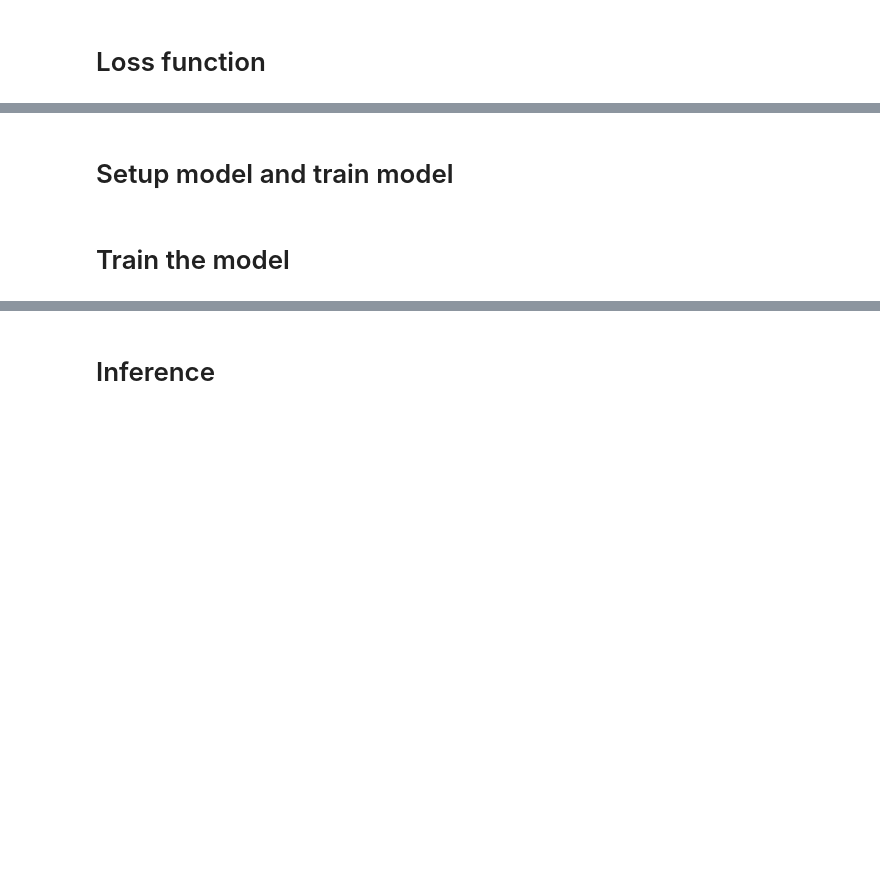
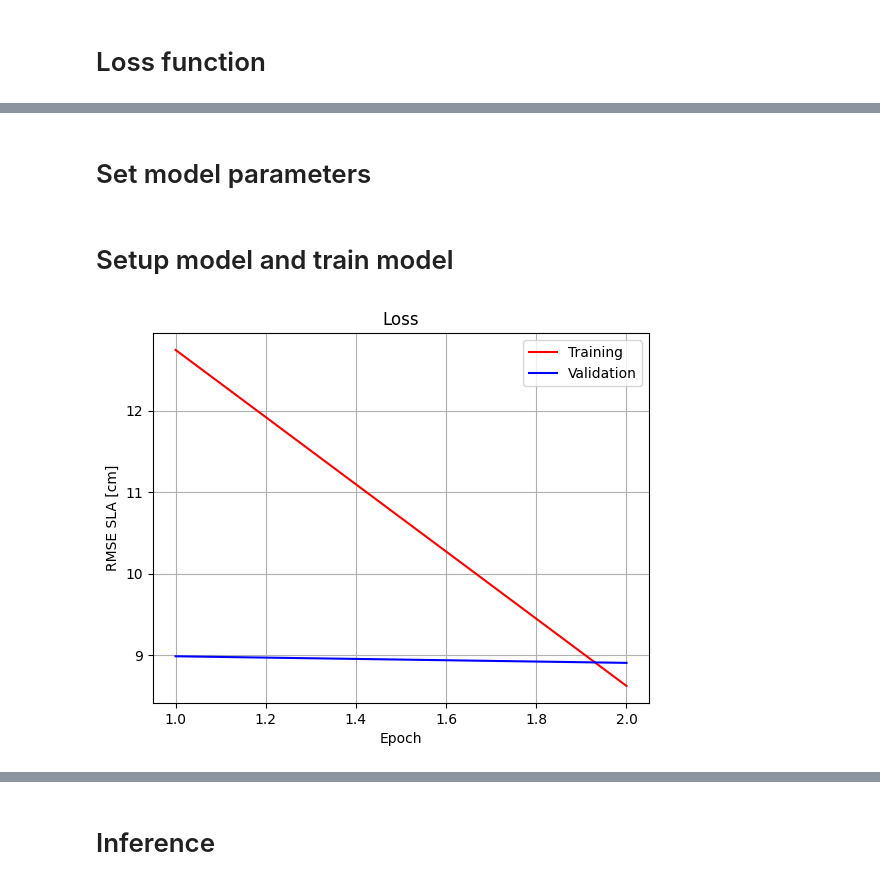
Before and after one commit to CasperTBangHansen/AltimetryForecasting, a Jupyter notebook: Experiments/GlobalNNConvLSTM.ipynb, the cells around one changed output, grey strips where cells are left out. Drawn from its saved outputs; the diff is of its cells as text; code cells hidden in the pictures; blank space fills up the shorter version.

```diff
--- a/Experiments/GlobalNNConvLSTM.ipynb
+++ b/Experiments/GlobalNNConvLSTM.ipynb
@@ -50,6 +60,7 @@ TEST_END = np.array(date(2019, 1, 1)).astype("datetime64[ns]")
 # Setup data
 # %%
 with xr.open_dataset(BASEPATH / "without_polar_v5_mss21.nc", engine="netcdf4") as file:
+    file = file.sortby('time')
     sla = file['sla21'].data
     times = file['time'].data
     lat = file['Latitude'].data
@@ -70,0 +85,17 @@ frame_size = tuple(input_features.shape[-2:])
+# %%
+# Kwargs to dataloaders
+kwargs_dataloader = {
+    'shuffle': False,
+    'batch_size': dataset_parameters.batch_size
+}
+
+# Dataloders
+train_loader = DataLoader(SLADataset(train_features, train_time, dataset_parameters), **kwargs_dataloader)
+validation_loader = DataLoader(SLADataset(validation_features, validation_time, dataset_parameters), **kwargs_dataloader)
+test_loader = DataLoader(SLADataset(test_features, test_time, dataset_parameters), **kwargs_dataloader)
+
+# Get a batch
+input_features, result, result_mask, time_features, result_time = next(iter(train_loader))
+
+# Set frame size
+frame_size = tuple(input_features.shape[-2:])
@@ -87,8 +119,7 @@ tabulate.tabulate(
 # %% [markdown]
 # Loss function
 # %%
-loss_function = Callable[[torch.Tensor, torch.Tensor, torch.Tensor], torch.Tensor]
-def create_masked_loss_function(loss_module: Type[nn.modules.loss._Loss]) -> loss_function:
+def create_masked_loss_function(loss_module: Type[nn.modules.loss._Loss]) -> TrainingLoop.loss_function:
     """Constructs a masked loss function based on the loss module"""
     loss_function = loss_module()
     def masked_loss_function(output: torch.Tensor, target: torch.Tensor, masked: torch.Tensor) -> torch.Tensor:
@@ -217,0 +136,2 @@ def train_validation_loop(
+# %% [markdown]
+# Set model parameters
@@ -220,16 +171,31 @@ def train_validation_loop(
 # %%
 model = Seq2Seq(
     num_channels = 1,
     num_kernels = 32,
     kernel_size = (3, 3),
     padding = (1, 1),
     activation = nn.ReLU(),
     frame_size = frame_size,
     num_layers = 2,
     device = DEVICE
 ).to(DEVICE)
 
 # Optimizer
-optimizer = Adam(model.parameters(), lr=1e-6)
+optimizer = Adam(model.parameters(), lr=learning_rate)
+model.train()
+# Train model
+losses = TrainingLoop.train_validation_loop(
+    model,
+    train_loader,
+    validation_loader,
+    criterion,
+    optimizer,
+    epochs,
+    DEVICE,
+    setup_plot_on_epoch(),
+    Path("SavedModels", "test"),
+    2,
+    dataset_parameters,
+)
+# %% [output]
+[figure, added]
-# %% [markdown]
-# Train the model
```
Also changed, not shown: parts of 18 cells of this notebook, 4 other files.
